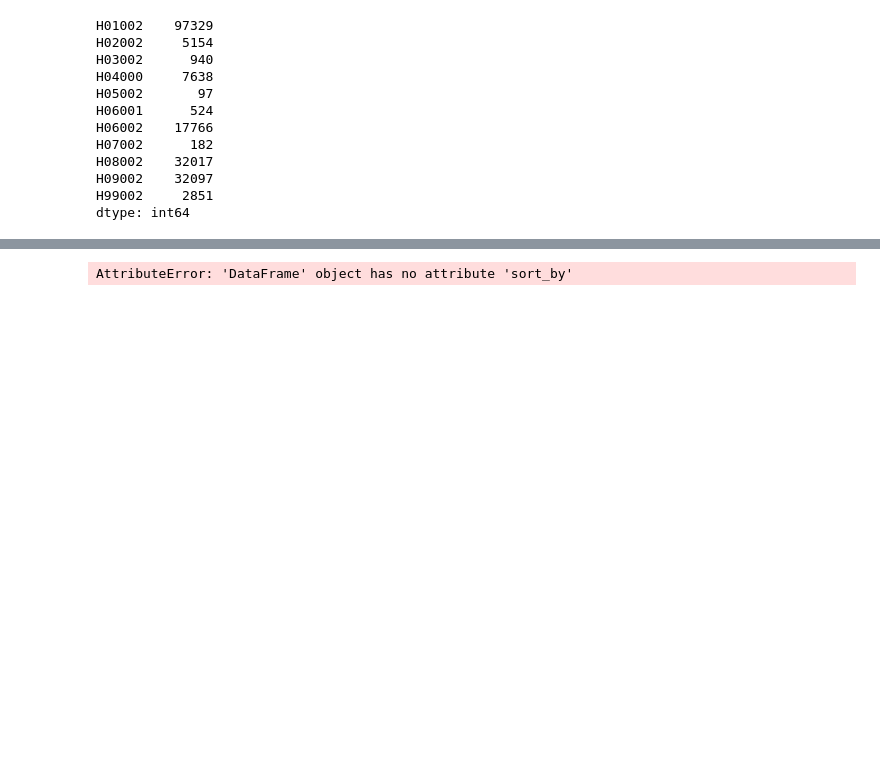
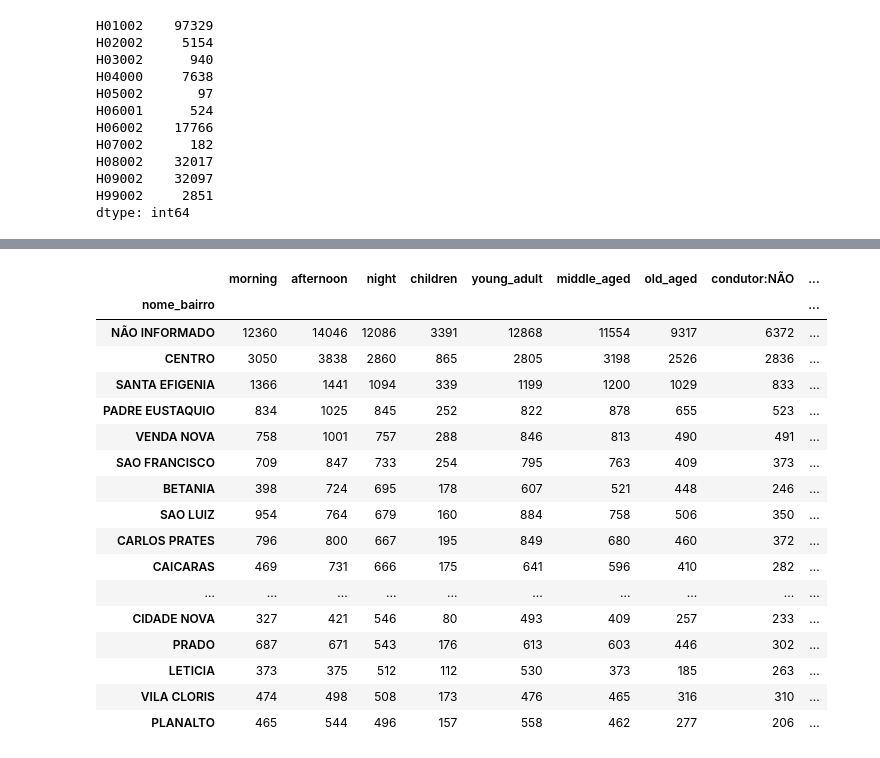
Before and after one commit to SamuelLipovetsky/mda_project, a Jupyter notebook: grouping.ipynb, the cells around one changed output, grey strips where cells are left out. Drawn from its saved outputs; the diff is of its cells as text; code cells hidden in the pictures; blank space fills up the shorter version.

Commit message:
tabela one hot encoding de bairros pronta

```diff
--- a/main.ipynb
+++ b/grouping.ipynb
@@ -313,6 +313,23 @@ display(concat_dfs.head())
 # %%
 grouped = concat_dfs.groupby('nome_bairro').sum()
 grouped_sorted = grouped.sort_values(by='night', ascending=False)
-display(grouped_sorted)
+display(grouped_sorted.head(n=20))
 # %% [output]
-AttributeError: 'DataFrame' object has no attribute 'sort_by'
+|  | morning | afternoon | night | children | young_adult | middle_aged | old_aged | condutor:NÃO | ... |
+| nome_bairro |  |  |  |  |  |  |  |  | ... |
+| NÃO INFORMADO | 12360 | 14046 | 12086 | 3391 | 12868 | 11554 | 9317 | 6372 | ... |
+| CENTRO | 3050 | 3838 | 2860 | 865 | 2805 | 3198 | 2526 | 2836 | ... |
+| SANTA EFIGENIA | 1366 | 1441 | 1094 | 339 | 1199 | 1200 | 1029 | 833 | ... |
+| PADRE EUSTAQUIO | 834 | 1025 | 845 | 252 | 822 | 878 | 655 | 523 | ... |
+| VENDA NOVA | 758 | 1001 | 757 | 288 | 846 | 813 | 490 | 491 | ... |
+| SAO FRANCISCO | 709 | 847 | 733 | 254 | 795 | 763 | 409 | 373 | ... |
+| BETANIA | 398 | 724 | 695 | 178 | 607 | 521 | 448 | 246 | ... |
+| SAO LUIZ | 954 | 764 | 679 | 160 | 884 | 758 | 506 | 350 | ... |
+| CARLOS PRATES | 796 | 800 | 667 | 195 | 849 | 680 | 460 | 372 | ... |
+| CAICARAS | 469 | 731 | 666 | 175 | 641 | 596 | 410 | 282 | ... |
+| ... | ... | ... | ... | ... | ... | ... | ... | ... | ... |
+| CIDADE NOVA | 327 | 421 | 546 | 80 | 493 | 409 | 257 | 233 | ... |
+| PRADO | 687 | 671 | 543 | 176 | 613 | 603 | 446 | 302 | ... |
+| LETICIA | 373 | 375 | 512 | 112 | 530 | 373 | 185 | 263 | ... |
+| VILA CLORIS | 474 | 498 | 508 | 173 | 476 | 465 | 316 | 310 | ... |
+| PLANALTO | 465 | 544 | 496 | 157 | 558 | 462 | 277 | 206 | ... |
```
